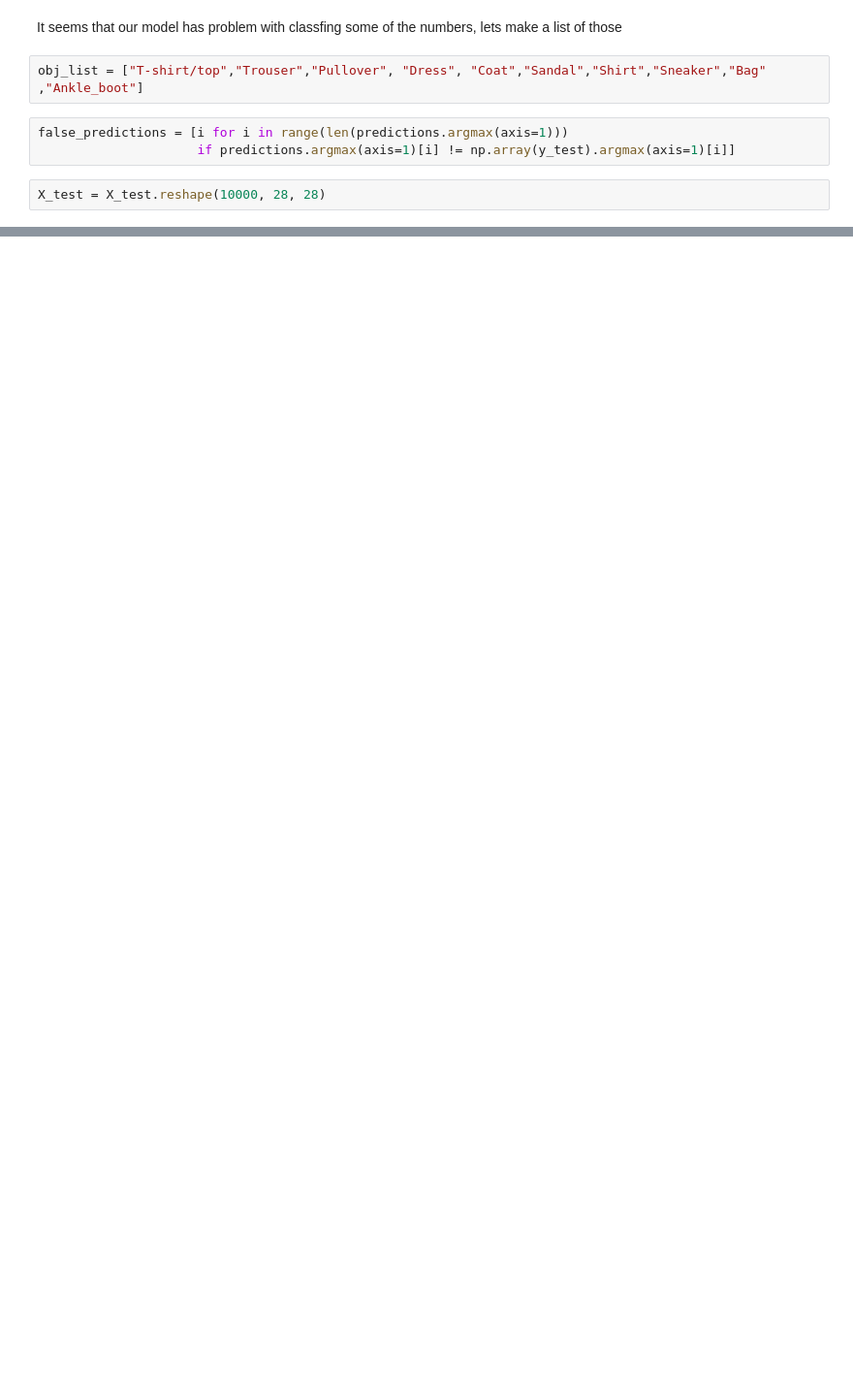
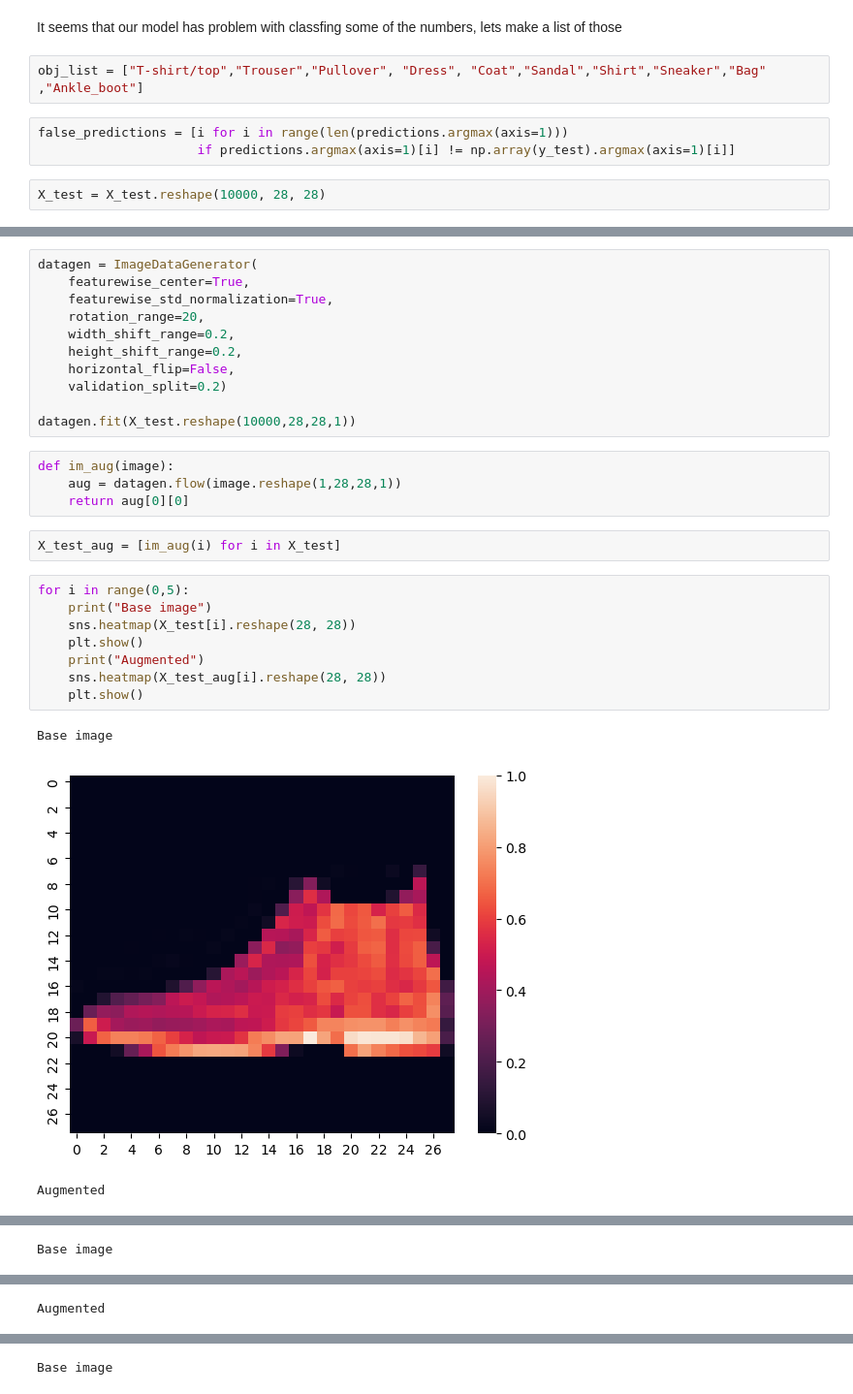
Before and after one commit to JanGorczynski/Image-recognition-fashion-mnist, a Jupyter notebook: Image recognition.ipynb, the cells around one changed output, grey strips where cells are left out. Shown: that part at 97% size. Saved outputs shown, nothing was run; the diff lists cells and outputs as text; blank space fills up the shorter version.

```diff
--- a/Image recognition.ipynb
+++ b/Image recognition.ipynb
@@ -671,0 +685,29 @@ It seems that wrong predictions happend on images that would be hard to classify
+# %%
+datagen = ImageDataGenerator(
+    featurewise_center=True,
+    featurewise_std_normalization=True,
+    rotation_range=20,
+    width_shift_range=0.2,
+    height_shift_range=0.2,
+    horizontal_flip=False,
+    validation_split=0.2)
+
+datagen.fit(X_test.reshape(10000,28,28,1))
+# %%
+def im_aug(image):
+    aug = datagen.flow(image.reshape(1,28,28,1))
+    return aug[0][0]
+# %%
+X_test_aug = [im_aug(i) for i in X_test]
+# %%
+for i in range(0,5):
+    print("Base image")
+    sns.heatmap(X_test[i].reshape(28, 28))
+    plt.show()
+    print("Augmented")
+    sns.heatmap(X_test_aug[i].reshape(28, 28))
+    plt.show()
+# %% [output]
+Base image
+[figure, added]
+Augmented
@@ -671,0 +715 @@ It seems that wrong predictions happend on images that would be hard to classify
+Base image
@@ -671,0 +717 @@ It seems that wrong predictions happend on images that would be hard to classify
+Augmented
@@ -671,0 +719 @@ It seems that wrong predictions happend on images that would be hard to classify
+Base image
```
Also changed, not shown: parts of 26 cells of this notebook.
